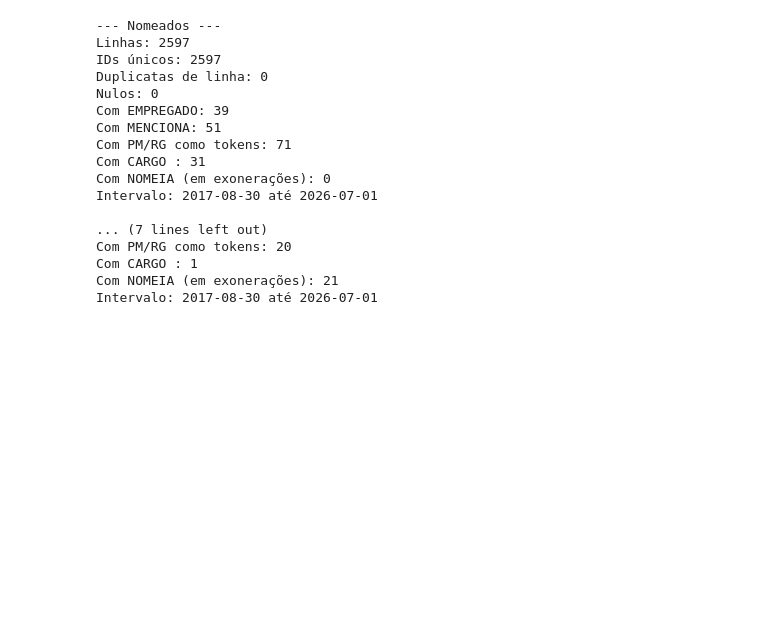
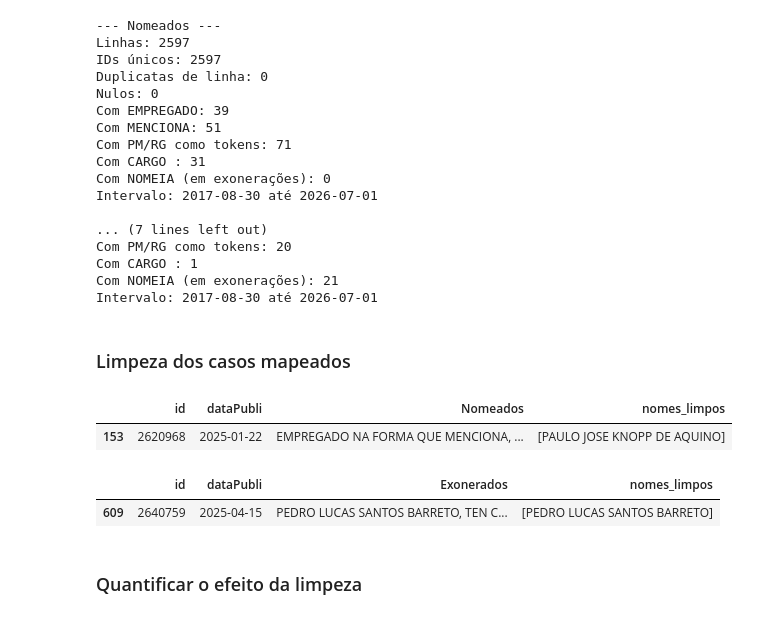
Before and after one commit to danielcoutop/banco_radarrj, a Jupyter notebook: analise_nomes.ipynb, the cells around one changed output. Cells and saved outputs as stored; diff of their text form; code cells hidden in the pictures; blank space fills up the shorter version.

```diff
--- a/analise_nomes.ipynb
+++ b/analise_nomes.ipynb
@@ -72,3 +68,81 @@ Com PM/RG como tokens: 20
 Com CARGO : 1
 Com NOMEIA (em exonerações): 21
 Intervalo: 2017-08-30 até 2026-07-01
+# %% [markdown]
+### Limpeza dos casos mapeados
+# %%
+TERMOS_DESCARTE = [
+    r"\bMENCIONA\b",
+    r"\bCARGO\b",
+    r"\bEMPREGADO\b",
+    r"\bNOMEIA\b",
+    r"\bRG\b",
+    r"\bPM\b",
+    r"\bEMPRESA\b",
+    r"\bFUNCIONAL\b"
+    ]
+
+PADRAO_DESCARTE = re.compile(
+    "|".join(TERMOS_DESCARTE),
+    flags=re.IGNORECASE
+)
+
+
+def limpar_segmento_nome(seg):
+    """Limpa um segmento individual.
+
+    Se o segmento contiver qualquer termo que indique texto
+    administrativo, descarta SOMENTE esse segmento.
+    """
+
+    if pd.isna(seg):
+        return None
+
+    s = str(seg).strip()
+
+    if not s:
+        return None
+
+    # Se este segmento contiver um termo administrativo,
+    # ele é descartado, mas os demais segmentos da mesma
+    # célula continuam sendo processados.
+    if PADRAO_DESCARTE.search(s):
+        return None
+
+    return s or None
+
+
+def limpar_coluna_nomes(valor):
+
+    if pd.isna(valor):
+        return []
+
+    # Cada elemento separado por vírgula é tratado
+    # independentemente.
+    partes = [p.strip() for p in str(valor).split(",")]
+
+    nomes_limpos = []
+
+    for parte in partes:
+
+        nome = limpar_segmento_nome(parte)
+
+        # Somente o segmento problemático é eliminado.
+        if nome:
+            nomes_limpos.append(nome)
+
+    return nomes_limpos
+
+# Lista de nomes por ato
+df_nom["nomes_limpos"] = df_nom["Nomeados"].apply(limpar_coluna_nomes)
+df_exo["nomes_limpos"] = df_exo["Exonerados"].apply(limpar_coluna_nomes)
+
+display(df_nom.loc[df_nom["id"]==2620968])
+display(df_exo.loc[df_exo["id"]==2640759])
+# %% [output]
+|  | id | dataPubli | Nomeados | nomes_limpos |
+| 153 | 2620968 | 2025-01-22 | EMPREGADO NA FORMA QUE MENCIONA, ... | [PAULO JOSE KNOPP DE AQUINO] |
+|  | id | dataPubli | Exonerados | nomes_limpos |
+| 609 | 2640759 | 2025-04-15 | PEDRO LUCAS SANTOS BARRETO, TEN C... | [PEDRO LUCAS SANTOS BARRETO] |
+# %% [markdown]
+### Quantificar o efeito da limpeza
```
Also changed, not shown: parts of 16 cells of this notebook.
